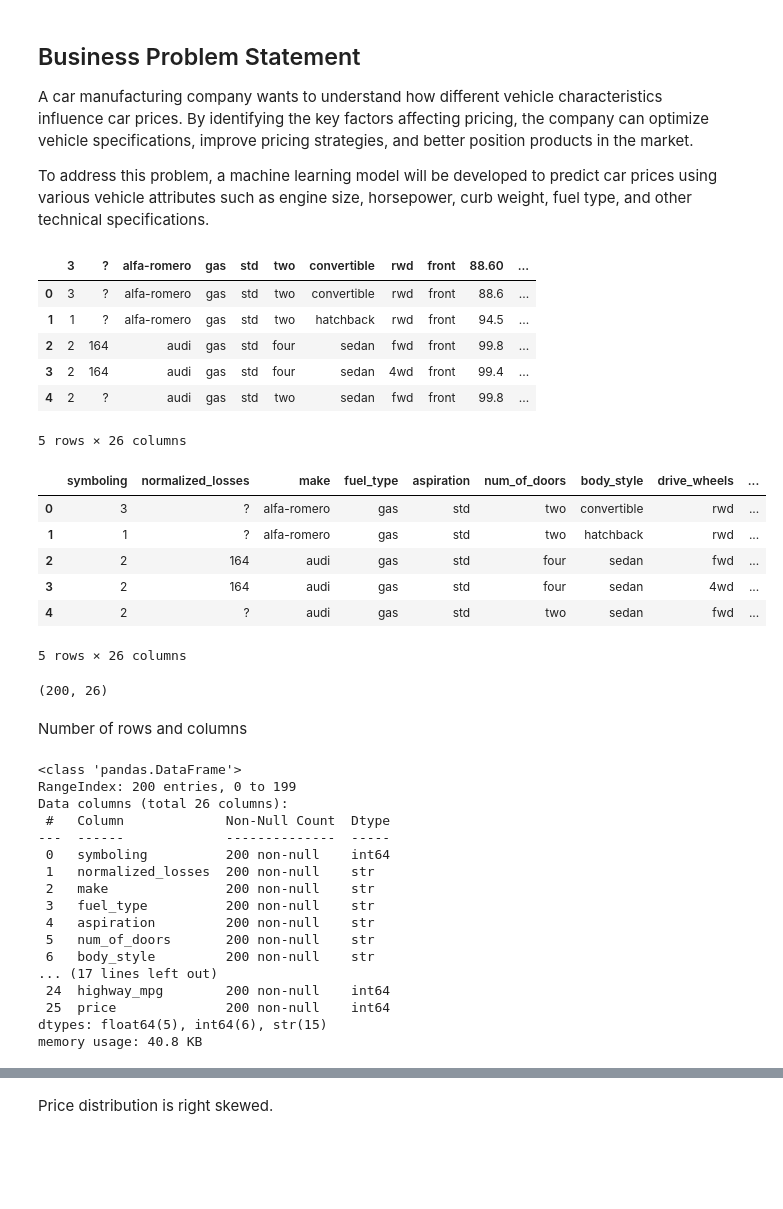
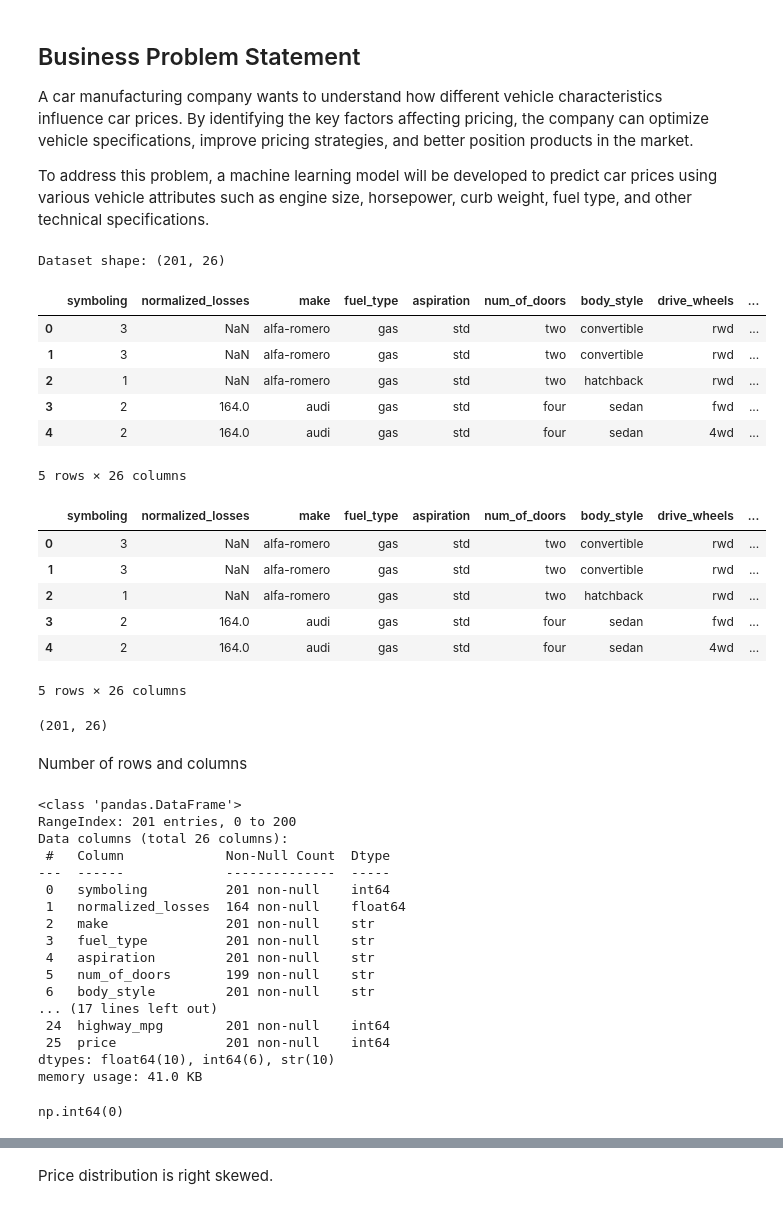
Before and after one commit to sooraj25102/Auto-Price-Prediction-ML, a Jupyter notebook: notebooks/AutoPricePrediction.ipynb, the cells around one changed output, grey strips where cells are left out. Saved outputs shown, nothing was run; the diff lists cells and outputs as text; code cells hidden in the pictures; blank space fills up the shorter version.

Commit message:
Finalize auto price prediction project
 Please enter the commit message for your changes. Lines starting

```diff
--- a/notebooks/AutoPricePrediction.ipynb
+++ b/notebooks/AutoPricePrediction.ipynb
@@ -33,19 +39,34 @@ import seaborn as sns
 # %%
-# Load dataset
 
-df = pd.read_csv("../data/auto_imports.csv")
+# Load the original headerless Automobile dataset correctly.
 
-# Display first 5 rows
+column_names = [
+    "symboling", "normalized_losses", "make", "fuel_type",
+    "aspiration", "num_of_doors", "body_style", "drive_wheels",
+    "engine_location", "wheel_base", "length", "width", "height",
+    "curb_weight", "engine_type", "num_of_cylinders", "engine_size",
+    "fuel_system", "bore", "stroke", "compression_ratio",
+    "horsepower", "peak_rpm", "city_mpg", "highway_mpg", "price"
+]
 
-df.head()
+df = pd.read_csv(
+    "../data/auto_imports.csv",
+    header=None,
+    names=column_names,
+    na_values="?"
+)
+
+print("Dataset shape:", df.shape)
+display(df.head())
 # %% [output]
+Dataset shape: (201, 26)
-|  | 3 | ? | alfa-romero | gas | std | two | convertible | rwd | front | 88.60 | ... |
-| 0 | 3 | ? | alfa-romero | gas | std | two | convertible | rwd | front | 88.6 | ... |
-| 1 | 1 | ? | alfa-romero | gas | std | two | hatchback | rwd | front | 94.5 | ... |
-| 2 | 2 | 164 | audi | gas | std | four | sedan | fwd | front | 99.8 | ... |
-| 3 | 2 | 164 | audi | gas | std | four | sedan | 4wd | front | 99.4 | ... |
-| 4 | 2 | ? | audi | gas | std | two | sedan | fwd | front | 99.8 | ... |
+|  | symboling | normalized_losses | make | fuel_type | aspiration | num_of_doors | body_style | drive_wheels | ... |
+| 0 | 3 | NaN | alfa-romero | gas | std | two | convertible | rwd | ... |
+| 1 | 3 | NaN | alfa-romero | gas | std | two | convertible | rwd | ... |
+| 2 | 1 | NaN | alfa-romero | gas | std | two | hatchback | rwd | ... |
+| 3 | 2 | 164.0 | audi | gas | std | four | sedan | fwd | ... |
+| 4 | 2 | 164.0 | audi | gas | std | four | sedan | 4wd | ... |
-5 rows × 26 columns
+5 rows × 26 columns
 # %%
 # Assign column names
 
@@ -63,40 +84,42 @@ df.columns = [
 df.head()
 # %% [output]
 |  | symboling | normalized_losses | make | fuel_type | aspiration | num_of_doors | body_style | drive_wheels | ... |
-| 0 | 3 | ? | alfa-romero | gas | std | two | convertible | rwd | ... |
-| 1 | 1 | ? | alfa-romero | gas | std | two | hatchback | rwd | ... |
-| 2 | 2 | 164 | audi | gas | std | four | sedan | fwd | ... |
-| 3 | 2 | 164 | audi | gas | std | four | sedan | 4wd | ... |
-| 4 | 2 | ? | audi | gas | std | two | sedan | fwd | ... |
+| 0 | 3 | NaN | alfa-romero | gas | std | two | convertible | rwd | ... |
+| 1 | 3 | NaN | alfa-romero | gas | std | two | convertible | rwd | ... |
+| 2 | 1 | NaN | alfa-romero | gas | std | two | hatchback | rwd | ... |
+| 3 | 2 | 164.0 | audi | gas | std | four | sedan | fwd | ... |
+| 4 | 2 | 164.0 | audi | gas | std | four | sedan | 4wd | ... |
 5 rows × 26 columns
 # %%
 df.shape
 # %% [output]
-(200, 26)
+(201, 26)
 # %% [markdown]
 Number of rows and columns
 # %%
 df.info()
 # %% [output]
 <class 'pandas.DataFrame'>
-RangeIndex: 200 entries, 0 to 199
+RangeIndex: 201 entries, 0 to 200
 Data columns (total 26 columns):
  #   Column             Non-Null Count  Dtype
 ---  ------             --------------  -----
- 0   symboling          200 non-null    int64
- 1   normalized_losses  200 non-null    str
- 2   make               200 non-null    str
- 3   fuel_type          200 non-null    str
- 4   aspiration         200 non-null    str
- 5   num_of_doors       200 non-null    str
- 6   body_style         200 non-null    str
+ 0   symboling          201 non-null    int64
+ 1   normalized_losses  164 non-null    float64
+ 2   make               201 non-null    str
+ 3   fuel_type          201 non-null    str
+ 4   aspiration         201 non-null    str
+ 5   num_of_doors       199 non-null    str
+ 6   body_style         201 non-null    str
 ... (17 lines left out)
- 24  highway_mpg        200 non-null    int64
- 25  price              200 non-null    int64
-dtypes: float64(5), int64(6), str(15)
-memory usage: 40.8 KB
+ 24  highway_mpg        201 non-null    int64
+ 25  price              201 non-null    int64
+dtypes: float64(10), int64(6), str(10)
+memory usage: 41.0 KB
 # %%
 # Check duplicates
 
 df.duplicated().sum()
+# %% [output]
+np.int64(0)
 # %%
```
Also changed, not shown: parts of 54 cells of this notebook, 1 other file.
